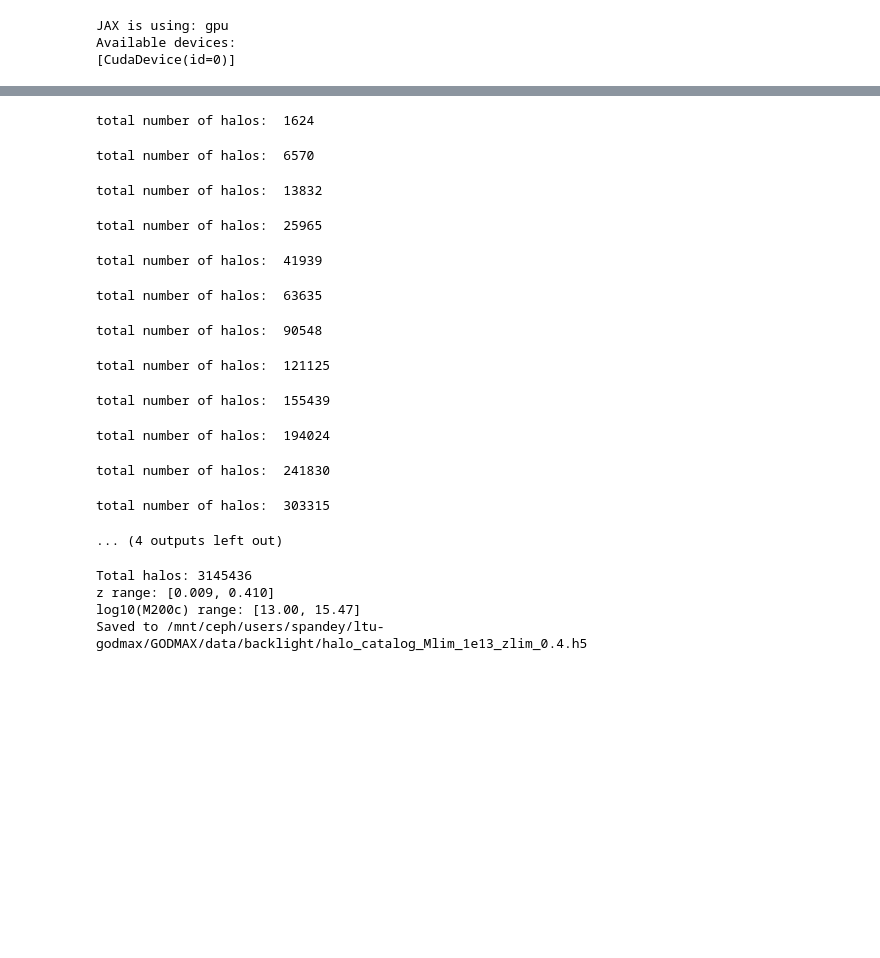
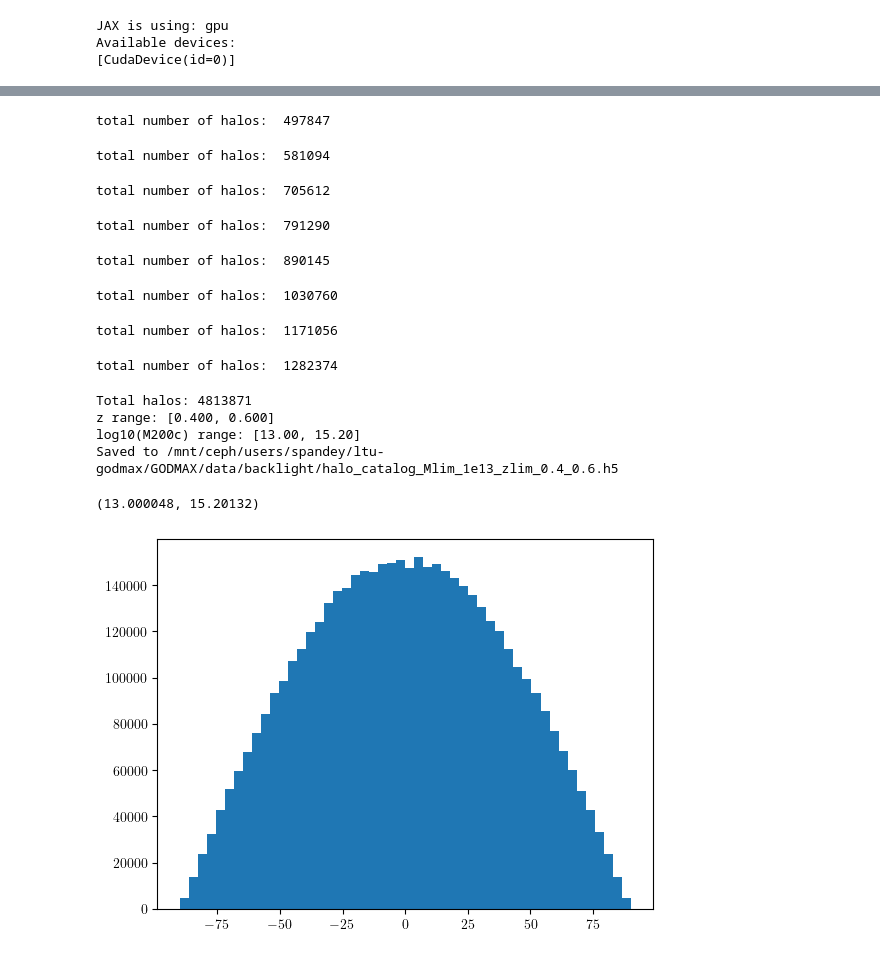
Before and after one commit to shivampcosmo/GODMAX, a Jupyter notebook: notebooks/pasting/backlight_data_sanity.ipynb, the cells around one changed output, grey strips where cells are left out. Drawn from its saved outputs; the diff is of its cells as text; code cells hidden in the pictures; blank space fills up the shorter version.

```diff
--- a/notebooks/pasting/backlight_data_sanity.ipynb
+++ b/notebooks/pasting/backlight_data_sanity.ipynb
@@ -827,7 +827,15 @@ halo_params_dict['nM'] = 128
 from get_B12_profile import Battaglia_12_16
 import helpers.constants as constants
 # cosmo_params_dict = {'w0':-1.0 ,'flat': True, 'H0': 69.0, 'Om0': 0.31, 'Ob0': 0.049, 'sigma8':0.81 ,'ns': 0.965}
-cosmo_params_dict = {'w0':-1.0 ,'flat': True, 'H0': 67.74, 'Om0': 0.3089, 'Ob0': 0.0486, 'sigma8':0.8159 ,'ns': 0.9667}
+# cosmo_params_dict = {'w0':-1.0 ,'flat': True, 'H0': 67.74, 'Om0': 0.3089, 'Ob0': 0.0486, 'sigma8':0.8159 ,'ns': 0.9667}
+
+cosmo_params_dict = {'w0':-1.0 ,'flat': True, 'H0': 67.11, 'Om0': 0.3175, 'Ob0': 0.049, 'sigma8':0.834 ,'ns': 0.9624}
+
+    # sim_params_dict['cosmo'] = {
+        # 'w0': -1.0, 'flat': True, 'H0': 67.11,
+        # 'Om0': 0.3175, 'Ob0': 0.049, 'sigma8': 0.834, 'ns': 0.9624,
+    # }
+
 # B12_test = Battaglia_12_16({'cosmo':cosmo_params_dict, 'init_power':False}, halo_params_dict)
 
 
@@ -859,8 +865,8 @@ zlist = [re.findall(r'\d+\.\d+', f) for f in files]
 zlist = np.array([item for sublist in zlist for item in sublist], dtype=float)
 zlist = np.sort(zlist)
 
-zmin_top = 0.0
-zmax_top = 0.4
+zmin_top = 0.35
+zmax_top = 0.65
 
 # zmin_top = 1.5
 # zmax_top = 2.0
@@ -887,17 +893,25 @@ for zval in tqdm(zlist):
     r2d = np.sqrt(np.sum(pos[:,:2]**2,axis=-1))
     #zs = chi2z(r)
     #a_s = 1./(1+zs)
-    RAS=np.arccos(pos[:,0].astype('float64')/r2d.astype('float64'))
+    # RAS=np.arccos(pos[:,0].astype('float64')/r2d.astype('float64'))
+
+
     #RAS = np.arccos(pos[:,0]/r2d)
-    RAS[pos[:,1]<0] *=-1. # correctly assign negative y values
+    # RAS[pos[:,1]<0] *=-1. # correctly assign negative y values
+
+    RAS = np.arctan2(pos[:,1], pos[:,0])  # [-π, π]
+    # ra_all = np.degrees(RAS) % 360       # [0, 360)
+
     vec = (pos/r.reshape([-1,1]))
     DECS = np.arcsin(vec[:,2])
 
     vlos_all = np.sum(vel*vec,axis=-1)/(299792) # v is km/s. Convert to v/c
 
     z_all = chi2z_interp(np.log(comovDis))
-    ra_all = np.array(RAS, dtype=np.float64) * 180/np.pi
+    # ra_all = np.array(RAS, dtype=np.float64) * 180/np.pi
+    ra_all = np.array(np.degrees(RAS) % 360, dtype=np.float64)    # [0, 360)
     dec_all = np.array(DECS, dtype=np.float64) * 180/np.pi
+    dec_all = np.clip(dec_all, -89.999, 89.999)  # Avoid exact poles
 
     M200c_all = mass
     indsel = np.where((M200c_all<4e15) & (M200c_all>(10**13.0)))[0]
@@ -915,19 +929,14 @@ for zval in tqdm(zlist):
     M200c_all_list.append(M200c_all)
     vlos_all_list.append(vlos_all)
 # %% [output]
-total number of halos:  1624
+total number of halos:  497847
-total number of halos:  6570
+total number of halos:  581094
-total number of halos:  13832
+total number of halos:  705612
-total number of halos:  25965
+total number of halos:  791290
-total number of halos:  41939
+total number of halos:  890145
-total number of halos:  63635
+total number of halos:  1030760
-total number of halos:  90548
+total number of halos:  1171056
-total number of halos:  121125
+total number of halos:  1282374
-total number of halos:  155439
-total number of halos:  194024
-total number of halos:  241830
-total number of halos:  303315
-... (4 outputs left out)
 # %%
 # Concatenate all redshift slices
 ra_all_concat = np.concatenate(ra_all_list)
@@ -936,6 +945,16 @@ z_all_concat = np.concatenate(z_all_list)
 M200c_all_concat = np.concatenate(M200c_all_list)
 vlos_all_concat = np.concatenate(vlos_all_list)
 
+zmin_sel = 0.4
+zmax_sel = 0.6
+
+indsel = np.where((z_all_concat > zmin_sel) & (z_all_concat < zmax_sel))[0]
+ra_all_concat = ra_all_concat[indsel]
+dec_all_concat = dec_all_concat[indsel]
+z_all_concat = z_all_concat[indsel]
+M200c_all_concat = M200c_all_concat[indsel]
+vlos_all_concat = vlos_all_concat[indsel]
+
 print(f"Total halos: {len(ra_all_concat)}")
 print(f"z range: [{z_all_concat.min():.3f}, {z_all_concat.max():.3f}]")
 print(f"log10(M200c) range: [{np.log10(M200c_all_concat).min():.2f}, {np.log10(M200c_all_concat).max():.2f}]")
@@ -943,7 +962,7 @@ print(f"log10(M200c) range: [{np.log10(M200c_all_concat).min():.2f}, {np.log10(M
 # Save to HDF5
 sdir = f"/mnt/ceph/users/spandey/ltu-godmax/GODMAX/data/backlight"
 os.makedirs(sdir, exist_ok=True)
-save_fname = f"{sdir}/halo_catalog_Mlim_1e13_zlim_{zmax_top}.h5"
+save_fname = f"{sdir}/halo_catalog_Mlim_1e13_zlim_{zmin_sel:.1f}_{zmax_sel:.1f}.h5"
 
 with h5.File(save_fname, 'w') as f:
     f.create_dataset('ra', data=ra_all_concat)
@@ -954,7 +973,11 @@ with h5.File(save_fname, 'w') as f:
 
 print(f"Saved to {save_fname}")
 # %% [output]
-Total halos: 3145436
-z range: [0.009, 0.410]
-log10(M200c) range: [13.00, 15.47]
-Saved to /mnt/ceph/users/spandey/ltu-godmax/GODMAX/data/backlight/halo_catalog_Mlim_1e13_zlim_0.4.h5
+Total halos: 4813871
+z range: [0.400, 0.600]
+log10(M200c) range: [13.00, 15.20]
+Saved to /mnt/ceph/users/spandey/ltu-godmax/GODMAX/data/backlight/halo_catalog_Mlim_1e13_zlim_0.4_0.6.h5
+# %%
+np.amin(np.log10(M200c_all_concat)), np.amax(np.log10(M200c_all_concat))
+# %% [output]
+(13.000048, 15.20132)
@@ -960,0 +987,6 @@ Saved to /mnt/ceph/users/spandey/ltu-godmax/GODMAX/data/backlight/halo_catalog_M
+# %%
+plt.figure()
+# _ = plt.hist(ra_all_concat, bins=50, range=(0, 360))
+_ = plt.hist(dec_all_concat, bins=50, range=(-90, 90))
+# %% [output]
+[figure, added]
```
Also changed, not shown: parts of 2 cells of this notebook, 11 other files.
